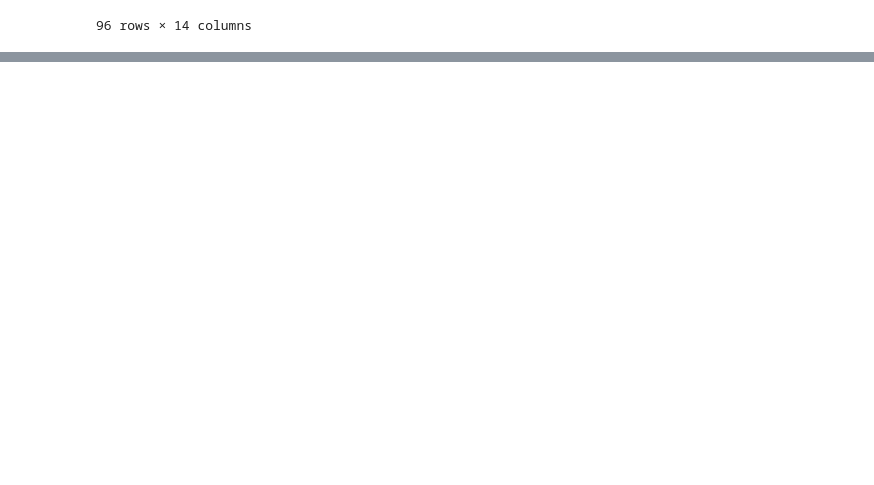
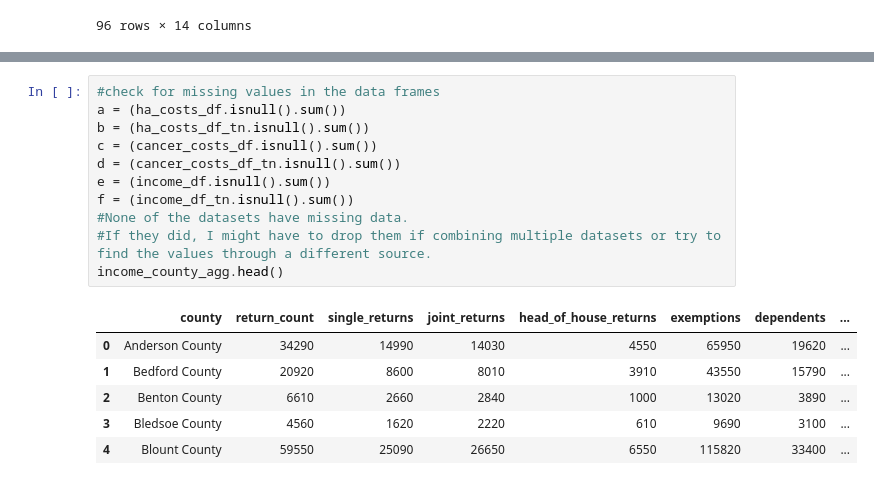
Before and after one commit to kiwi-dan/vanderbilt-data-essentials-cohort-2, a Jupyter notebook: data/weekone.ipynb, the cells around one changed output, grey strips where cells are left out. Cells and saved outputs as stored; diff of their text form; blank space fills up the shorter version.

```diff
--- a/data/weekone.ipynb
+++ b/data/weekone.ipynb
@@ -390,0 +410,18 @@ income_county_agg
+# %%
+#check for missing values in the data frames
+a = (ha_costs_df.isnull().sum())
+b = (ha_costs_df_tn.isnull().sum())
+c = (cancer_costs_df.isnull().sum())
+d = (cancer_costs_df_tn.isnull().sum())
+e = (income_df.isnull().sum())
+f = (income_df_tn.isnull().sum())
+#None of the datasets have missing data.
+#If they did, I might have to drop them if combining multiple datasets or try to find the values through a different source.
+income_county_agg.head()
+# %% [output]
+|  | county | return_count | single_returns | joint_returns | head_of_house_returns | exemptions | dependents | ... |
+| 0 | Anderson County | 34290 | 14990 | 14030 | 4550 | 65950 | 19620 | ... |
+| 1 | Bedford County | 20920 | 8600 | 8010 | 3910 | 43550 | 15790 | ... |
+| 2 | Benton County | 6610 | 2660 | 2840 | 1000 | 13020 | 3890 | ... |
+| 3 | Bledsoe County | 4560 | 1620 | 2220 | 610 | 9690 | 3100 | ... |
+| 4 | Blount County | 59550 | 25090 | 26650 | 6550 | 115820 | 33400 | ... |
```
Also changed, not shown: parts of 14 cells of this notebook.
